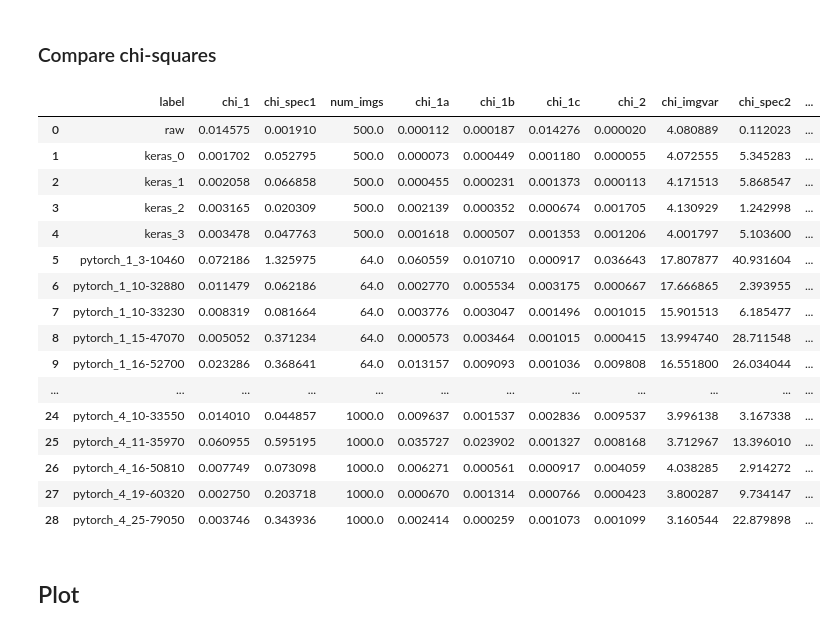
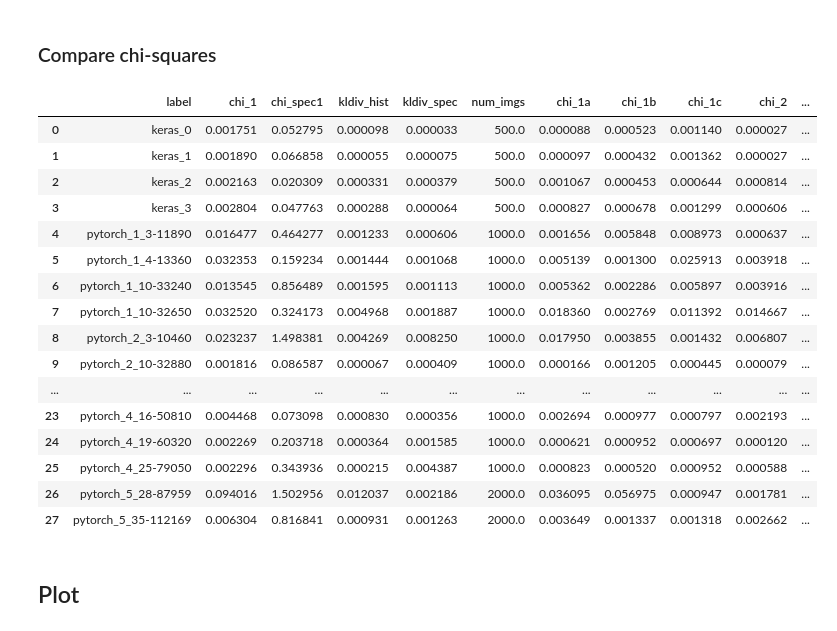
Before and after one commit to vmos1/cosmogan_pytorch, a Jupyter notebook: code/1_basic_GAN/2_analysis/3_pytorch_compare_data_keras_pytorch.ipynb, the cells around one changed output. Cells and saved outputs as stored; diff of their text form; code cells hidden in the pictures.

```diff
--- a/code/1_basic_GAN/2_analysis/3_pytorch_compare_data_keras_pytorch.ipynb
+++ b/code/1_basic_GAN/2_analysis/3_pytorch_compare_data_keras_pytorch.ipynb
@@ -93,7 +106,7 @@ def f_compute_chisqr(dict_val,dict_sample):
 
     return chisqr_dict
 # %%
-bins=np.concatenate([np.array([-0.5]),np.arange(0.5,20.5,1),np.arange(20.5,100.5,5),np.arange(100.5,1000.5,50),np.array([2000])]) #bin edges to use
+bins=np.concatenate([np.array([-0.5]),np.arange(0.5,100.5,5),np.arange(100.5,300.5,20),np.arange(300.5,1000.5,50),np.array([2000])]) #bin edges to use
 bins=f_transform(bins)   ### scale to (-1,1)
 num_bkgnd=8000
 ### Extract validation data
@@ -195,0 +299,31 @@ for count,run in enumerate(lst):
+# %%
+## Pytorch code
+### Load images
+parent_dir='/global/cfs/cdirs/m3363/vayyar/cosmogan_data/results_from_other_code/pytorch/results/128sq/simple_gan_best_runs/20201220_073758_lambda2.0_very_good_models/'
+prefix='pytorch_4_'
+
+lst=[(7, 22010), (10, 33550), (11, 35970), (16, 50810), (19, 60320), (25, 79050)]
+
+for count,run in enumerate(lst):
+    epoch,step=run[0],run[1]
+    key=prefix+'{0}-{1}'.format(epoch,step)
+    fname=glob.glob(parent_dir+'images/'+'inference_1_epoch-{0}_step-{1}.npy'.format(epoch,step))[0]
+
+    dict1={'label':key,'fname':fname}
+    images=np.load(dict1['fname'])     ### No transform needed here
+    if len(images.shape)==4: ## fix for the best images being saved with an extra dimension
+        print(key)
+        images=images[:,0,:,:]
+    print(images.shape)
+    print(np.max(images),np.min(images))
+
+    dict1['num_imgs']=images.shape[0]
+    ### Compute spectrum and histograms
+    dict_sample=f_compute_hist_spect(images,bins)
+    ### Compute chi squares
+    dict_chisqrs=f_compute_chisqr(dict_val,dict_sample)
+
+    dict1.update(dict_sample)
+    dict1.update(dict_chisqrs)
+    del(images)
+    df_runs=df_runs.append(dict1,ignore_index=True)
@@ -196,15 +343,15 @@ for count,run in enumerate(lst):
 # %%
 ## Pytorch code
 ### Load images
-parent_dir='/global/cfs/cdirs/m3363/vayyar/cosmogan_data/results_from_other_code/pytorch/results/128sq/20201214_121039_lambda1.0_very_good_models/'
-prefix='pytorch_2_'
+parent_dir='/global/cfs/cdirs/m3363/vayyar/cosmogan_data/results_from_other_code/pytorch/results/128sq/simple_gan_best_runs/20201220_073758_lambda2.0_very_good_models/'
+prefix='pytorch_5_'
 
-lst=[(3, 10460), (10, 32880), (10, 33230), (15, 47070), (16, 52700), (17, 55860)]
+lst=[(28, 87959), (35, 112169)]
 
 for count,run in enumerate(lst):
     epoch,step=run[0],run[1]
     key=prefix+'{0}-{1}'.format(epoch,step)
-    fname=glob.glob(parent_dir+'images/'+'inference_0_epoch-{0}_step-{1}.npy'.format(epoch,step))[0]
+    fname=glob.glob(parent_dir+'images/'+'best*_epoch-{0}_step-{1}.npy'.format(epoch,step))[0]
 
     dict1={'label':key,'fname':fname}
     images=np.load(dict1['fname'])     ### No transform needed here
@@ -334,7 +386,7 @@ Index(['chi_1', 'chi_1a', 'chi_1b', 'chi_1c', 'chi_2', 'chi_imgvar',
       dtype='object')
 # %%
 
-col_list=['label', 'chi_1', 'chi_1a', 'chi_spec1', 'chi_spec3','chi_1b', 'chi_1c', 'chi_2','chi_imgvar', 'chi_spec2', 'hist_bin_centers', 'hist_err', 'hist_val','spec_sdev', 'spec_val','num_imgs','fname']
+col_list=['label', 'chi_1', 'chi_1a', 'chi_spec1','kldiv_hist','kldiv_spec','chi_spec3','chi_1b', 'chi_1c', 'chi_2','chi_imgvar', 'chi_spec2', 'hist_bin_centers', 'hist_err', 'hist_val','spec_sdev', 'spec_val','num_imgs','fname']
 
 df_runs=df_runs.reindex(columns=col_list)
 # %%
@@ -360,26 +412,26 @@ df_runs
 # %% [markdown]
 ### Compare chi-squares
 # %%
-chi_keys=['label','chi_1','chi_spec1', 'num_imgs', 'chi_1a', 'chi_1b', 'chi_1c', 'chi_2','chi_imgvar', 'chi_spec2','chi_spec3']
+chi_keys=['label','chi_1','chi_spec1','kldiv_hist','kldiv_spec', 'num_imgs', 'chi_1a', 'chi_1b', 'chi_1c', 'chi_2','chi_imgvar', 'chi_spec2','chi_spec3']
 df_runs[chi_keys]
 # %% [output]
-|  | label | chi_1 | chi_spec1 | num_imgs | chi_1a | chi_1b | chi_1c | chi_2 | chi_imgvar | chi_spec2 | ... |
-| 0 | raw | 0.014575 | 0.001910 | 500.0 | 0.000112 | 0.000187 | 0.014276 | 0.000020 | 4.080889 | 0.112023 | ... |
-| 1 | keras_0 | 0.001702 | 0.052795 | 500.0 | 0.000073 | 0.000449 | 0.001180 | 0.000055 | 4.072555 | 5.345283 | ... |
-| 2 | keras_1 | 0.002058 | 0.066858 | 500.0 | 0.000455 | 0.000231 | 0.001373 | 0.000113 | 4.171513 | 5.868547 | ... |
-| 3 | keras_2 | 0.003165 | 0.020309 | 500.0 | 0.002139 | 0.000352 | 0.000674 | 0.001705 | 4.130929 | 1.242998 | ... |
-| 4 | keras_3 | 0.003478 | 0.047763 | 500.0 | 0.001618 | 0.000507 | 0.001353 | 0.001206 | 4.001797 | 5.103600 | ... |
-| 5 | pytorch_1_3-10460 | 0.072186 | 1.325975 | 64.0 | 0.060559 | 0.010710 | 0.000917 | 0.036643 | 17.807877 | 40.931604 | ... |
-| 6 | pytorch_1_10-32880 | 0.011479 | 0.062186 | 64.0 | 0.002770 | 0.005534 | 0.003175 | 0.000667 | 17.666865 | 2.393955 | ... |
-| 7 | pytorch_1_10-33230 | 0.008319 | 0.081664 | 64.0 | 0.003776 | 0.003047 | 0.001496 | 0.001015 | 15.901513 | 6.185477 | ... |
-| 8 | pytorch_1_15-47070 | 0.005052 | 0.371234 | 64.0 | 0.000573 | 0.003464 | 0.001015 | 0.000415 | 13.994740 | 28.711548 | ... |
-| 9 | pytorch_1_16-52700 | 0.023286 | 0.368641 | 64.0 | 0.013157 | 0.009093 | 0.001036 | 0.009808 | 16.551800 | 26.034044 | ... |
+|  | label | chi_1 | chi_spec1 | kldiv_hist | kldiv_spec | num_imgs | chi_1a | chi_1b | chi_1c | chi_2 | ... |
+| 0 | keras_0 | 0.001751 | 0.052795 | 0.000098 | 0.000033 | 500.0 | 0.000088 | 0.000523 | 0.001140 | 0.000027 | ... |
+| 1 | keras_1 | 0.001890 | 0.066858 | 0.000055 | 0.000075 | 500.0 | 0.000097 | 0.000432 | 0.001362 | 0.000027 | ... |
+| 2 | keras_2 | 0.002163 | 0.020309 | 0.000331 | 0.000379 | 500.0 | 0.001067 | 0.000453 | 0.000644 | 0.000814 | ... |
+| 3 | keras_3 | 0.002804 | 0.047763 | 0.000288 | 0.000064 | 500.0 | 0.000827 | 0.000678 | 0.001299 | 0.000606 | ... |
+| 4 | pytorch_1_3-11890 | 0.016477 | 0.464277 | 0.001233 | 0.000606 | 1000.0 | 0.001656 | 0.005848 | 0.008973 | 0.000637 | ... |
+| 5 | pytorch_1_4-13360 | 0.032353 | 0.159234 | 0.001444 | 0.001068 | 1000.0 | 0.005139 | 0.001300 | 0.025913 | 0.003918 | ... |
+| 6 | pytorch_1_10-33240 | 0.013545 | 0.856489 | 0.001595 | 0.001113 | 1000.0 | 0.005362 | 0.002286 | 0.005897 | 0.003916 | ... |
+| 7 | pytorch_1_10-32650 | 0.032520 | 0.324173 | 0.004968 | 0.001887 | 1000.0 | 0.018360 | 0.002769 | 0.011392 | 0.014667 | ... |
+| 8 | pytorch_2_3-10460 | 0.023237 | 1.498381 | 0.004269 | 0.008250 | 1000.0 | 0.017950 | 0.003855 | 0.001432 | 0.006807 | ... |
+| 9 | pytorch_2_10-32880 | 0.001816 | 0.086587 | 0.000067 | 0.000409 | 1000.0 | 0.000166 | 0.001205 | 0.000445 | 0.000079 | ... |
 | ... | ... | ... | ... | ... | ... | ... | ... | ... | ... | ... | ... |
-| 24 | pytorch_4_10-33550 | 0.014010 | 0.044857 | 1000.0 | 0.009637 | 0.001537 | 0.002836 | 0.009537 | 3.996138 | 3.167338 | ... |
-| 25 | pytorch_4_11-35970 | 0.060955 | 0.595195 | 1000.0 | 0.035727 | 0.023902 | 0.001327 | 0.008168 | 3.712967 | 13.396010 | ... |
-| 26 | pytorch_4_16-50810 | 0.007749 | 0.073098 | 1000.0 | 0.006271 | 0.000561 | 0.000917 | 0.004059 | 4.038285 | 2.914272 | ... |
-| 27 | pytorch_4_19-60320 | 0.002750 | 0.203718 | 1000.0 | 0.000670 | 0.001314 | 0.000766 | 0.000423 | 3.800287 | 9.734147 | ... |
-| 28 | pytorch_4_25-79050 | 0.003746 | 0.343936 | 1000.0 | 0.002414 | 0.000259 | 0.001073 | 0.001099 | 3.160544 | 22.879898 | ... |
+| 23 | pytorch_4_16-50810 | 0.004468 | 0.073098 | 0.000830 | 0.000356 | 1000.0 | 0.002694 | 0.000977 | 0.000797 | 0.002193 | ... |
+| 24 | pytorch_4_19-60320 | 0.002269 | 0.203718 | 0.000364 | 0.001585 | 1000.0 | 0.000621 | 0.000952 | 0.000697 | 0.000120 | ... |
+| 25 | pytorch_4_25-79050 | 0.002296 | 0.343936 | 0.000215 | 0.004387 | 1000.0 | 0.000823 | 0.000520 | 0.000952 | 0.000588 | ... |
+| 26 | pytorch_5_28-87959 | 0.094016 | 1.502956 | 0.012037 | 0.002186 | 2000.0 | 0.036095 | 0.056975 | 0.000947 | 0.001781 | ... |
+| 27 | pytorch_5_35-112169 | 0.006304 | 0.816841 | 0.000931 | 0.001263 | 2000.0 | 0.003649 | 0.001337 | 0.001318 | 0.002662 | ... |
 # %% [markdown]
 ## Plot
 # %%
```
Also changed, not shown: parts of 18 cells of this notebook, 10 other files.
